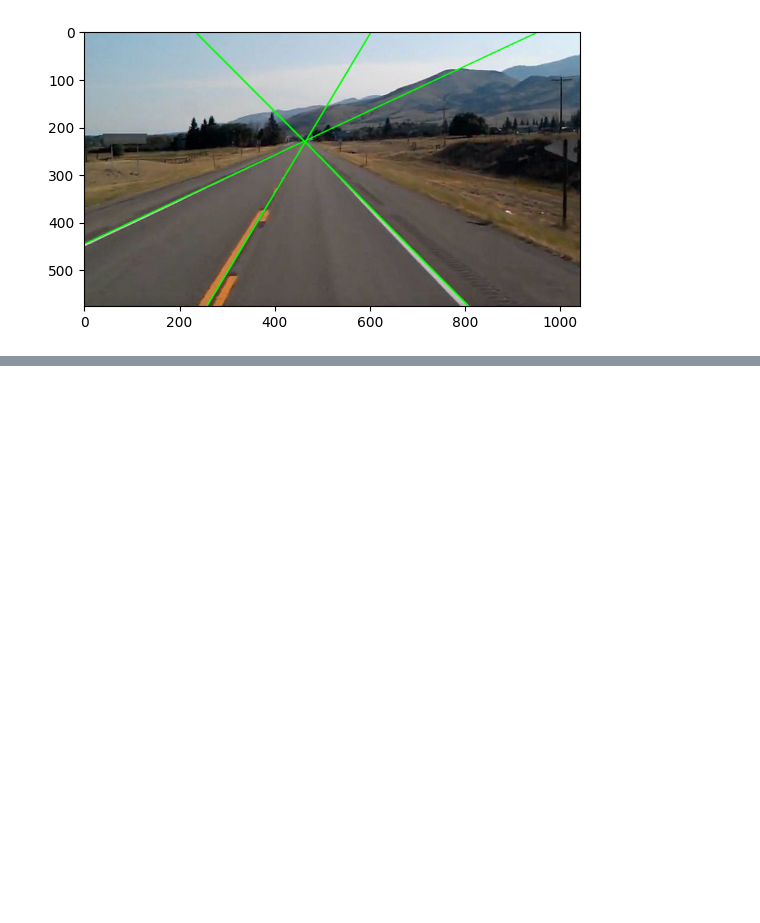
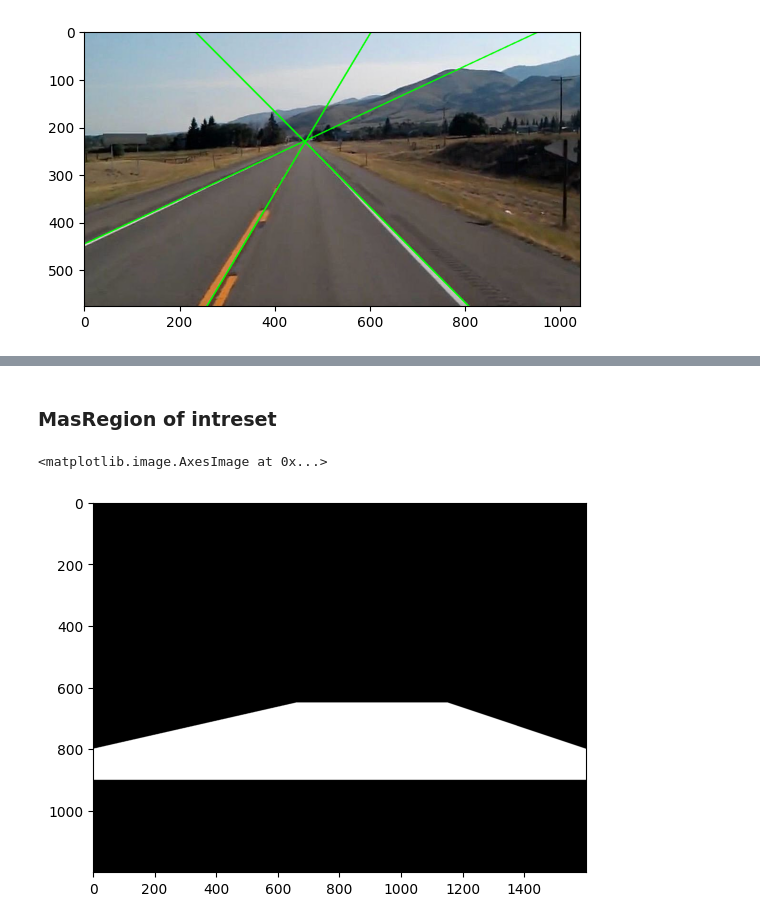
Before and after one commit to Noureldeen73/Image-processing, a Jupyter notebook: hough_transform.ipynb, the cells around one changed output, grey strips where cells are left out. Cells and saved outputs as stored; diff of their text form; code cells hidden in the pictures; blank space fills up the shorter version.

```diff
--- a/hough_transform.ipynb
+++ b/hough_transform.ipynb
@@ -124,0 +156,11 @@ plt.imshow(cv2.cvtColor(final_img, cv2.COLOR_BGR2RGB))
+# %% [markdown]
+### MasRegion of intreset
+# %%
+mask = np.zeros(img.shape[:2], dtype=np.uint8)
+points = np.array([[0, 900], [0, 800], [660, 650], [1150, 650], [
+                  1600, 800], [1600, 900]], np.int32)
+cv2.fillPoly(mask, [points], color=(255, 255, 255))
+plt.imshow(mask, cmap='gray')
+# %% [output]
+<matplotlib.image.AxesImage at 0x...>
+[figure, added]
```
Also changed, not shown: parts of 29 cells of this notebook, 3 other files.
